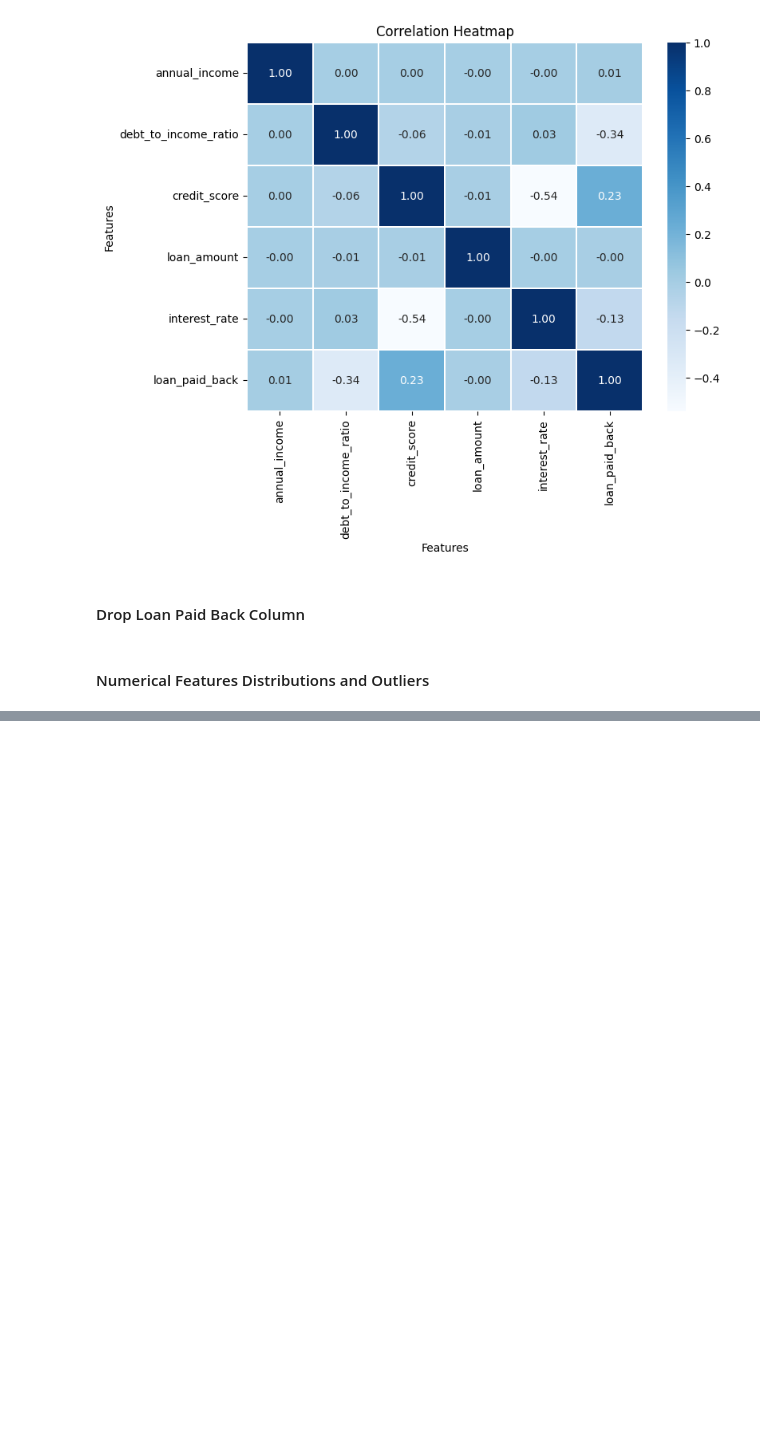
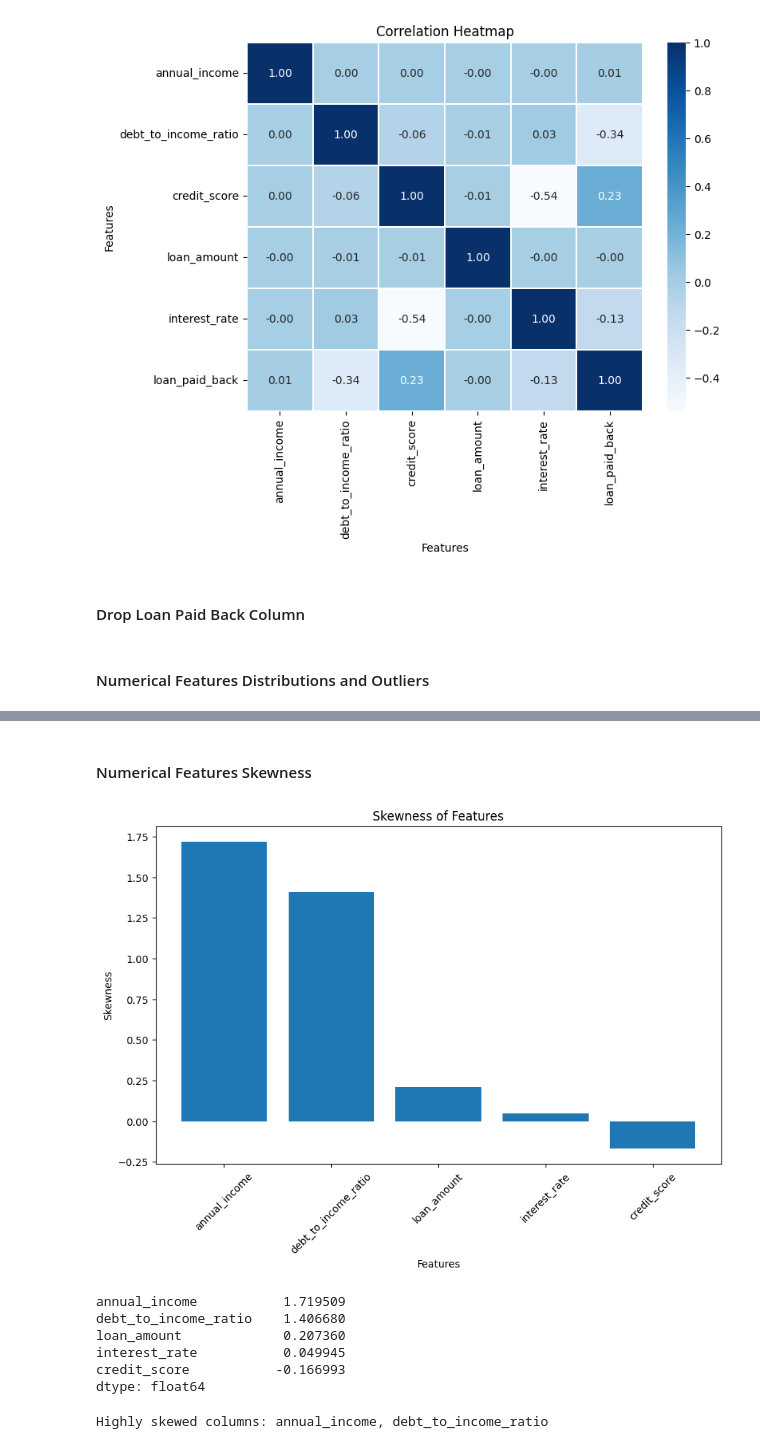
Before and after one commit to pieterrotteveel/Predicting-Loan-Payback, a Jupyter notebook: predcition_model_for_loan_payback.ipynb, the cells around one changed output, grey strips where cells are left out. Cells and saved outputs as stored; diff of their text form; code cells hidden in the pictures; blank space fills up the shorter version.

Commit message:
Changes to be committed:   modified:   predcition_model_for_loan_payback.ipynb

```diff
--- a/predcition_model_for_loan_payback.ipynb
+++ b/predcition_model_for_loan_payback.ipynb
@@ -136,0 +139,35 @@ plt.show()
+# %% [markdown]
+#### Numerical Features Skewness
+# %%
+skew_values = train[num_cols].apply(lambda s: skew(s.dropna(), bias=False))
+sorted_skew_values = skew_values.sort_values(ascending=False)
+
+import matplotlib.pyplot as plt
+plt.figure(figsize=(10, 6))
+plt.bar(sorted_skew_values.index, sorted_skew_values.values)
+plt.title('Skewness of Features')
+plt.xlabel('Features')
+plt.ylabel('Skewness')
+plt.xticks(rotation=45)
+plt.show()
+print(sorted_skew_values)
+# %% [output]
+[figure, added]
+annual_income           1.719509
+debt_to_income_ratio    1.406680
+loan_amount             0.207360
+interest_rate           0.049945
+credit_score           -0.166993
+dtype: float64
+# %%
+right_skewed_cols = skew_values[skew_values > 1].index.tolist()
+
+print("Highly skewed columns:", ', '.join(right_skewed_cols))
+
+
+
+for col in right_skewed_cols:
+    train[col] = np.log1p(train[col])
+    test[col]  = np.log1p(test[col])
+# %% [output]
+Highly skewed columns: annual_income, debt_to_income_ratio
```
Also changed, not shown: parts of 7 cells of this notebook.
